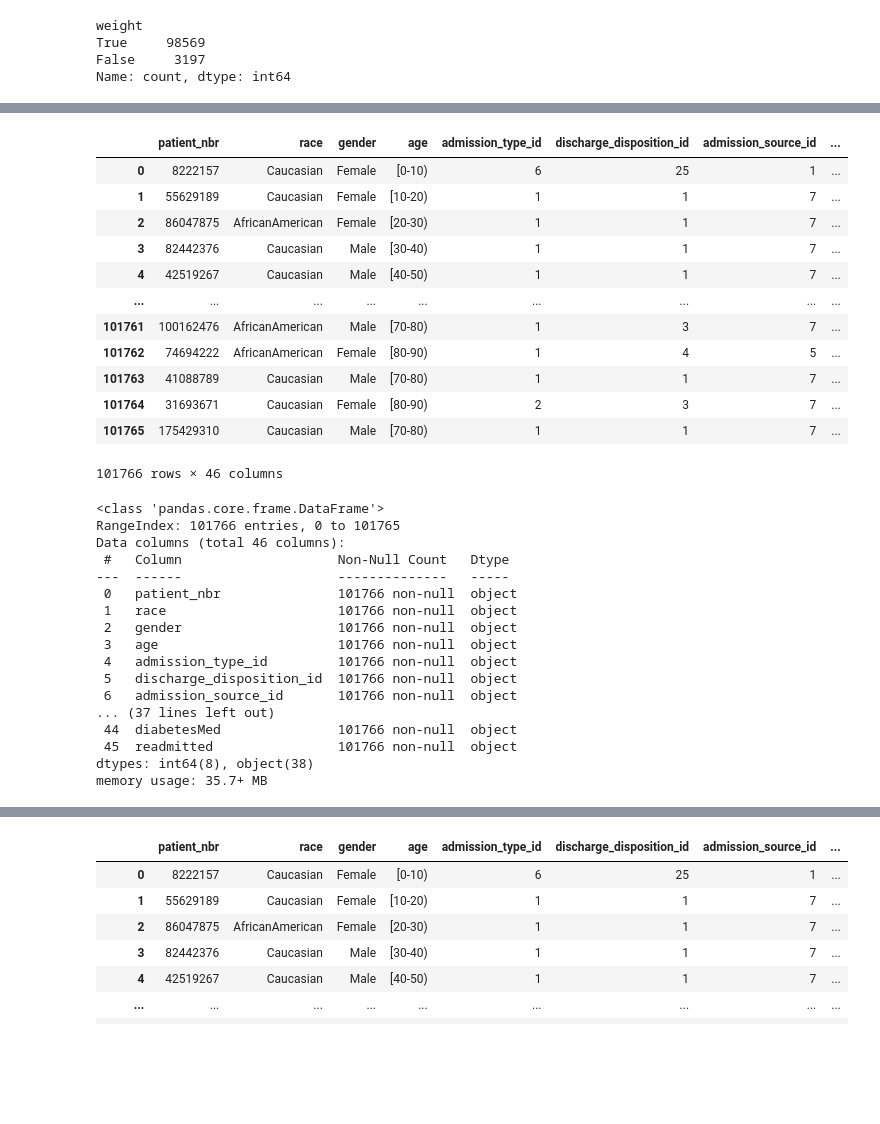
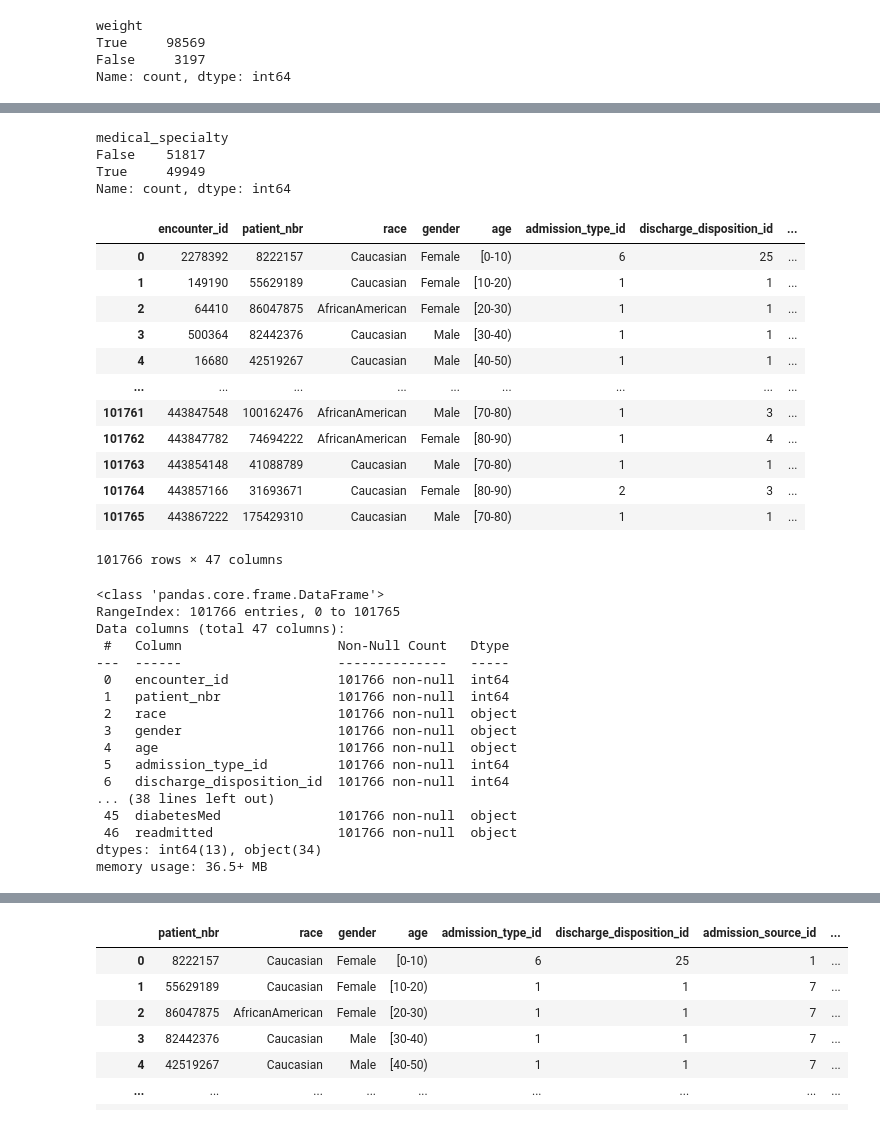
Before and after one commit to TGurke13/Group-Project2, a Jupyter notebook: main_isaac.ipynb, the cells around one changed output, grey strips where cells are left out. Saved outputs shown, nothing was run; the diff lists cells and outputs as text; code cells hidden in the pictures; blank space fills up the shorter version.

```diff
--- a/main_isaac.ipynb
+++ b/main_isaac.ipynb
@@ -67,39 +101,46 @@ Name: count, dtype: int64
+# %%
+diabetes['medical_specialty'].str.contains('\?').value_counts()
+# %% [output]
+medical_specialty
+False    51817
+True     49949
+Name: count, dtype: int64
 # %%
 # Drop encounter_id column, weight column, payer_code column, and medical_specialty column
-diabetes = diabetes.drop(columns=['encounter_id','weight', 'payer_code', 'medical_specialty'])
-diabetes
+diabetes_clean = diabetes.drop(columns=['weight', 'payer_code', 'medical_specialty'])
+diabetes_clean
 # %% [output]
-|  | patient_nbr | race | gender | age | admission_type_id | discharge_disposition_id | admission_source_id | ... |
-| 0 | 8222157 | Caucasian | Female | [0-10) | 6 | 25 | 1 | ... |
-| 1 | 55629189 | Caucasian | Female | [10-20) | 1 | 1 | 7 | ... |
-| 2 | 86047875 | AfricanAmerican | Female | [20-30) | 1 | 1 | 7 | ... |
-| 3 | 82442376 | Caucasian | Male | [30-40) | 1 | 1 | 7 | ... |
-| 4 | 42519267 | Caucasian | Male | [40-50) | 1 | 1 | 7 | ... |
+|  | encounter_id | patient_nbr | race | gender | age | admission_type_id | discharge_disposition_id | ... |
+| 0 | 2278392 | 8222157 | Caucasian | Female | [0-10) | 6 | 25 | ... |
+| 1 | 149190 | 55629189 | Caucasian | Female | [10-20) | 1 | 1 | ... |
+| 2 | 64410 | 86047875 | AfricanAmerican | Female | [20-30) | 1 | 1 | ... |
+| 3 | 500364 | 82442376 | Caucasian | Male | [30-40) | 1 | 1 | ... |
+| 4 | 16680 | 42519267 | Caucasian | Male | [40-50) | 1 | 1 | ... |
 | ... | ... | ... | ... | ... | ... | ... | ... | ... |
-| 101761 | 100162476 | AfricanAmerican | Male | [70-80) | 1 | 3 | 7 | ... |
-| 101762 | 74694222 | AfricanAmerican | Female | [80-90) | 1 | 4 | 5 | ... |
-| 101763 | 41088789 | Caucasian | Male | [70-80) | 1 | 1 | 7 | ... |
-| 101764 | 31693671 | Caucasian | Female | [80-90) | 2 | 3 | 7 | ... |
-| 101765 | 175429310 | Caucasian | Male | [70-80) | 1 | 1 | 7 | ... |
+| 101761 | 443847548 | 100162476 | AfricanAmerican | Male | [70-80) | 1 | 3 | ... |
+| 101762 | 443847782 | 74694222 | AfricanAmerican | Female | [80-90) | 1 | 4 | ... |
+| 101763 | 443854148 | 41088789 | Caucasian | Male | [70-80) | 1 | 1 | ... |
+| 101764 | 443857166 | 31693671 | Caucasian | Female | [80-90) | 2 | 3 | ... |
+| 101765 | 443867222 | 175429310 | Caucasian | Male | [70-80) | 1 | 1 | ... |
-101766 rows × 46 columns
+101766 rows × 47 columns
 # %%
-diabetes.info()
+diabetes_clean.info()
 # %% [output]
 <class 'pandas.core.frame.DataFrame'>
 RangeIndex: 101766 entries, 0 to 101765
-Data columns (total 46 columns):
+Data columns (total 47 columns):
  #   Column                    Non-Null Count   Dtype
 ---  ------                    --------------   -----
- 0   patient_nbr               101766 non-null  object
- 1   race                      101766 non-null  object
- 2   gender                    101766 non-null  object
- 3   age                       101766 non-null  object
- 4   admission_type_id         101766 non-null  object
- 5   discharge_disposition_id  101766 non-null  object
- 6   admission_source_id       101766 non-null  object
-... (37 lines left out)
- 44  diabetesMed               101766 non-null  object
- 45  readmitted                101766 non-null  object
-dtypes: int64(8), object(38)
-memory usage: 35.7+ MB
+ 0   encounter_id              101766 non-null  int64
+ 1   patient_nbr               101766 non-null  int64
+ 2   race                      101766 non-null  object
+ 3   gender                    101766 non-null  object
+ 4   age                       101766 non-null  object
+ 5   admission_type_id         101766 non-null  int64
+ 6   discharge_disposition_id  101766 non-null  int64
+... (38 lines left out)
+ 45  diabetesMed               101766 non-null  object
+ 46  readmitted                101766 non-null  object
+dtypes: int64(13), object(34)
+memory usage: 36.5+ MB
 # %%
```
Also changed, not shown: parts of 9 cells of this notebook, 3 other files.
